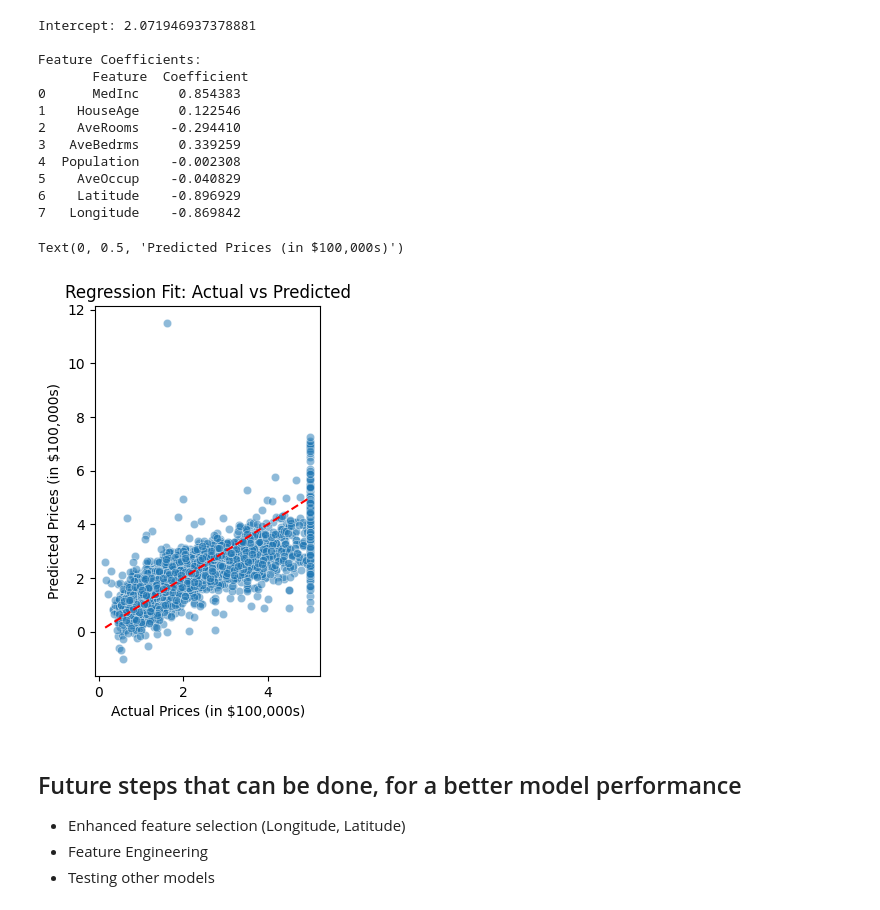
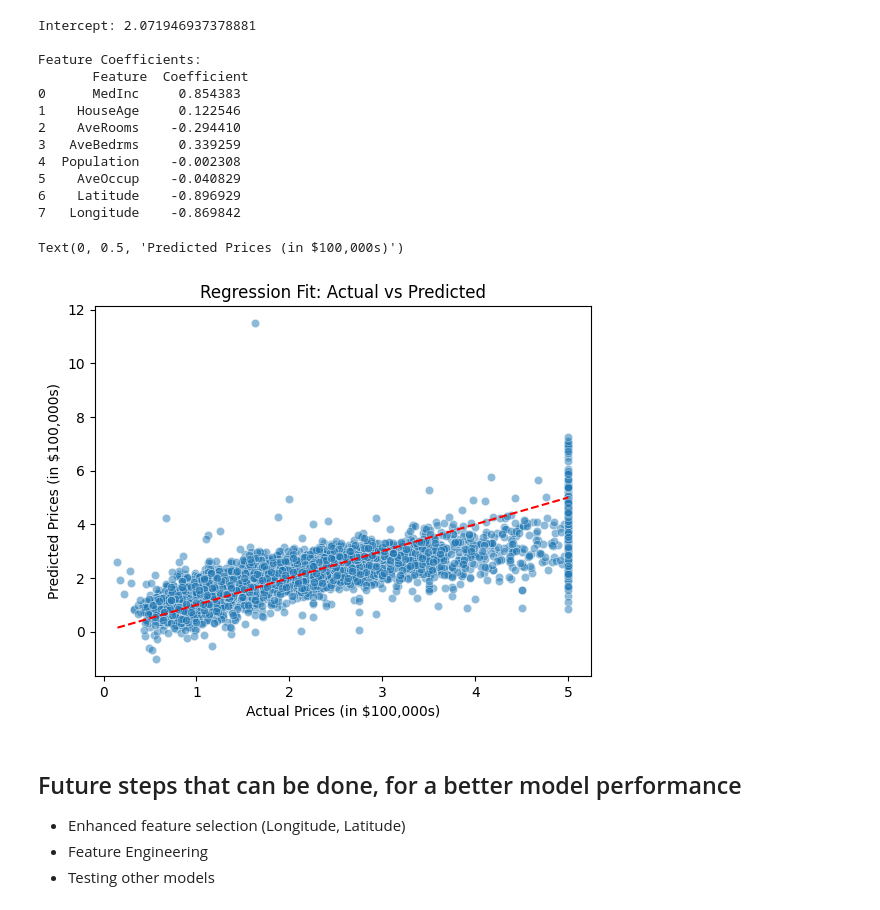
Before and after one commit to DerMoehre/techlabs-regression, a Jupyter notebook: regression.ipynb, the cells around one changed output. Drawn from its saved outputs; the diff is of its cells as text; code cells hidden in the pictures.

Commit message:
updated plot

```diff
--- a/regression.ipynb
+++ b/regression.ipynb
@@ -228,15 +228,15 @@ Feature Coefficients:
 7   Longitude    -0.869842
 # %%
 # Plot: Regression Fit (Actual vs Predicted).
-plt.subplot(1,2,2)
+
 sns.scatterplot(x=y_test, y=y_pred, alpha=0.5)
 plt.plot([min(y_test), max(y_test)], [min(y_test), max(y_test)], color='red', linestyle='--')  # Perfect fit line
 plt.title("Regression Fit: Actual vs Predicted")
 plt.xlabel("Actual Prices (in $100,000s)")
 plt.ylabel("Predicted Prices (in $100,000s)")
 # %% [output]
 Text(0, 0.5, 'Predicted Prices (in $100,000s)')
-[figure, old version]
+[figure, new version]
 # %% [markdown]
 ## Future steps that can be done, for a better model performance
 
```
